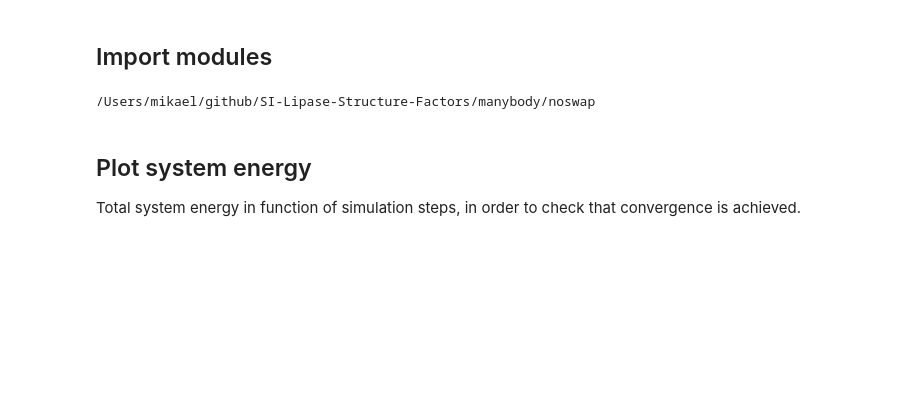
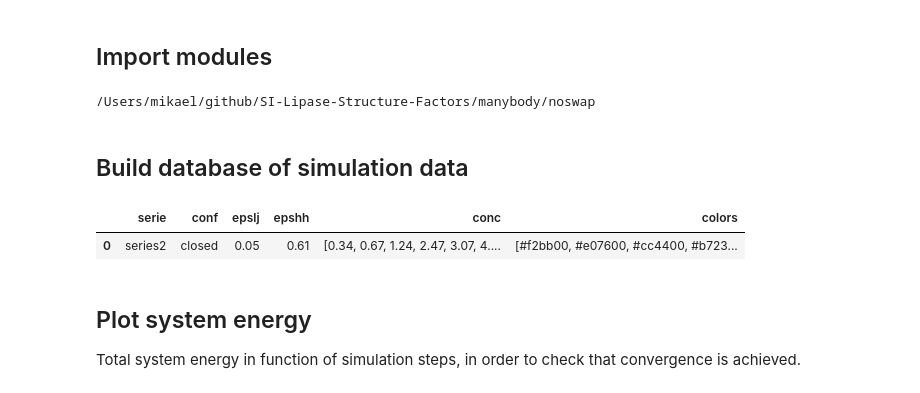
Before and after one commit to mlund/SI-Lipase-Structure-Factors, a Jupyter notebook: manybody/noswap/plot_manybody_noswap.ipynb, the cells around one changed output. Cells and saved outputs as stored; diff of their text form; code cells hidden in the pictures; blank space fills up the shorter version.

```diff
--- a/manybody/noswap/plot_manybody_noswap.ipynb
+++ b/manybody/noswap/plot_manybody_noswap.ipynb
@@ -23,6 +24,21 @@ workdir=%pwd
 print (workdir)
 # %% [output]
 /Users/mikael/github/SI-Lipase-Structure-Factors/manybody/noswap
+# %% [markdown]
+## Build database of simulation data
+# %%
+# build database of simulation data
+db = []
+db.append(dict(serie='series2', conf='closed', epslj=0.05, epshh=0.61,
+               conc=[0.34, 0.67, 1.24, 2.47, 3.07, 4.2, 5.6, 6.06],
+               colors=['#f2bb00', '#e07600', '#cc4400', '#b72300', '#9e0ea9', '#8104ff', '#5a01b5', 'k']))
+# add the remaining three sets here...
+
+db = pd.DataFrame(db) # convert to Pandas!
+db
+# %% [output]
+|  | serie | conf | epslj | epshh | conc | colors |
+| 0 | series2 | closed | 0.05 | 0.61 | [0.34, 0.67, 1.24, 2.47, 3.07, 4.... | [#f2bb00, #e07600, #cc4400, #b723... |
 # %% [markdown]
 ## Plot system energy
 
```
Also changed, not shown: parts of 8 cells of this notebook.
